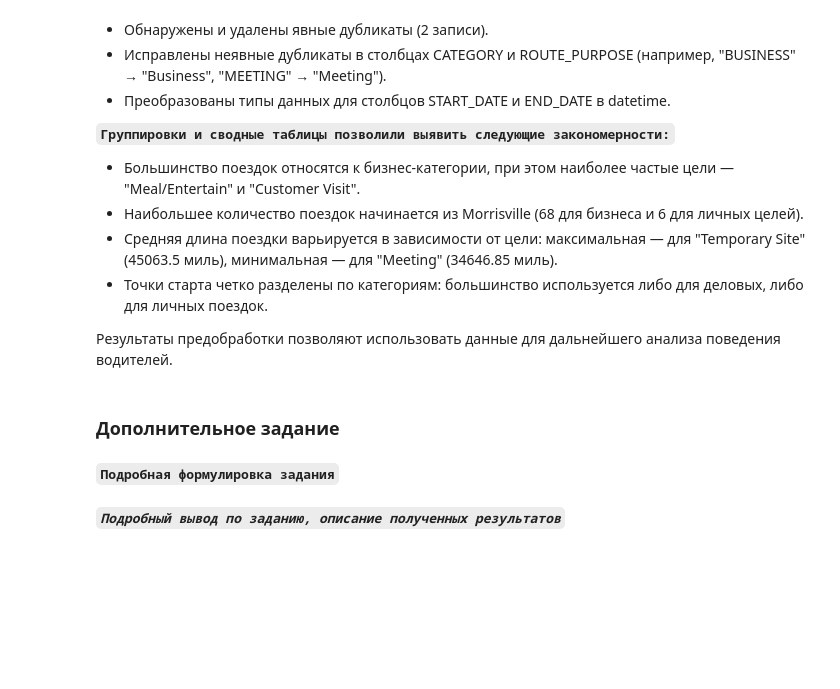
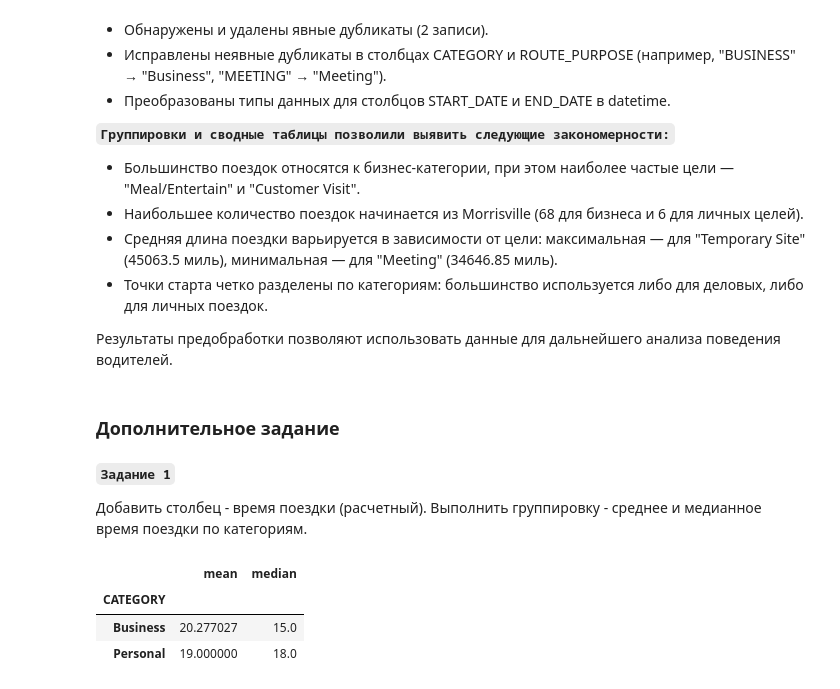
Before and after one commit to lovandish/Jupiter-NoteBook, a Jupyter notebook: ЛР1_Червоненко_16.ipynb, the cells around one changed output. Drawn from its saved outputs; the diff is of its cells as text; code cells hidden in the pictures; blank space fills up the shorter version.

```diff
--- a/ЛР1_Червоненко_16.ipynb
+++ b/ЛР1_Червоненко_16.ipynb
@@ -392,5 +392,3 @@ df.pivot_table(index='START_POINT', columns='CATEGORY', values='MILES',
 Результаты предобработки позволяют использовать данные для дальнейшего анализа поведения водителей.
 # %% [markdown]
 ### Дополнительное задание
-# %% [markdown]
-**`Подробная формулировка задания`**
@@ -399,2 +395,14 @@ df.pivot_table(index='START_POINT', columns='CATEGORY', values='MILES',
-# %% [markdown]
-***`Подробный вывод по заданию, описание полученных результатов`***
+# %% [markdown]
+**`Задание 1`**
+
+Добавить столбец - время поездки (расчетный). Выполнить группировку -
+среднее и медианное время поездки по категориям.
+# %%
+df["trip_time_min"] = (df["END_DATE"] - df["START_DATE"]).dt.total_seconds() / 60
+
+df.groupby("CATEGORY")["trip_time_min"].agg(["mean", "median"])
+# %% [output]
+|  | mean | median |
+| CATEGORY |  |  |
+| Business | 20.277027 | 15.0 |
+| Personal | 19.000000 | 18.0 |
```
Also changed, not shown: parts of 9 cells of this notebook.
